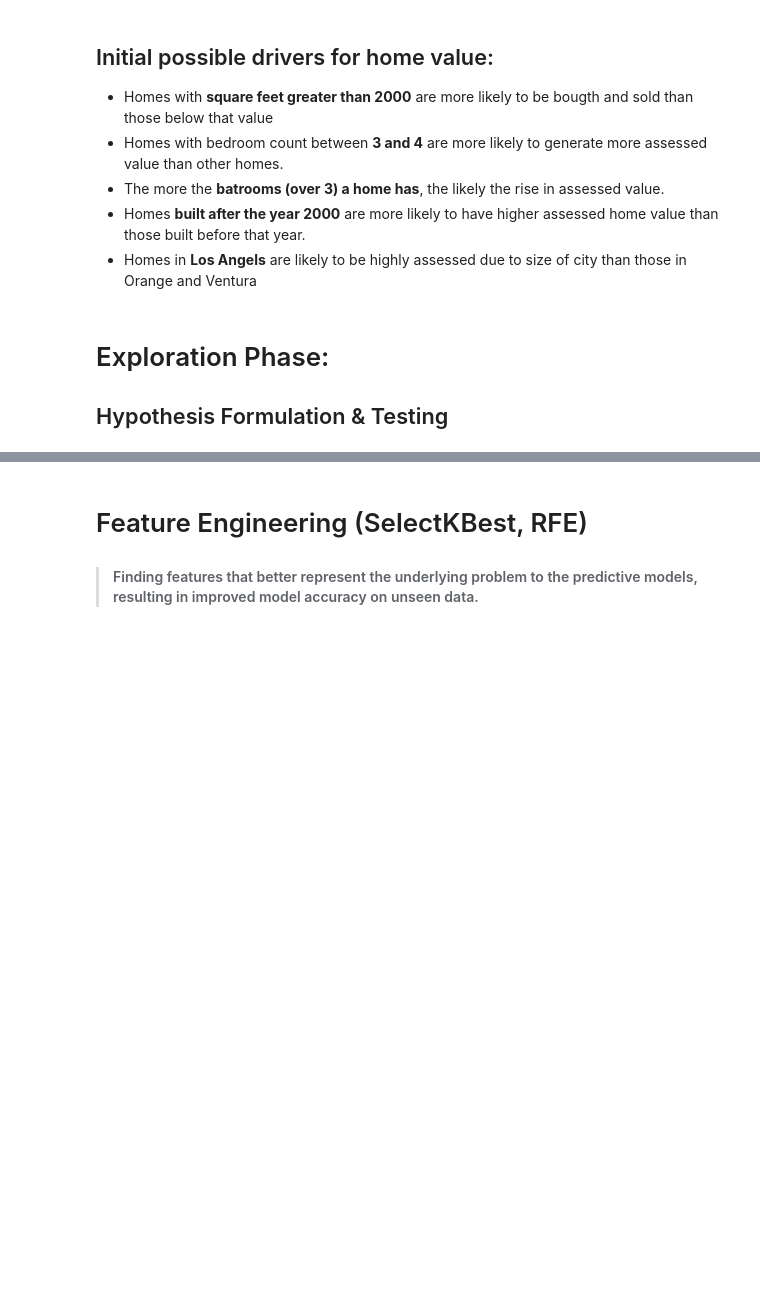
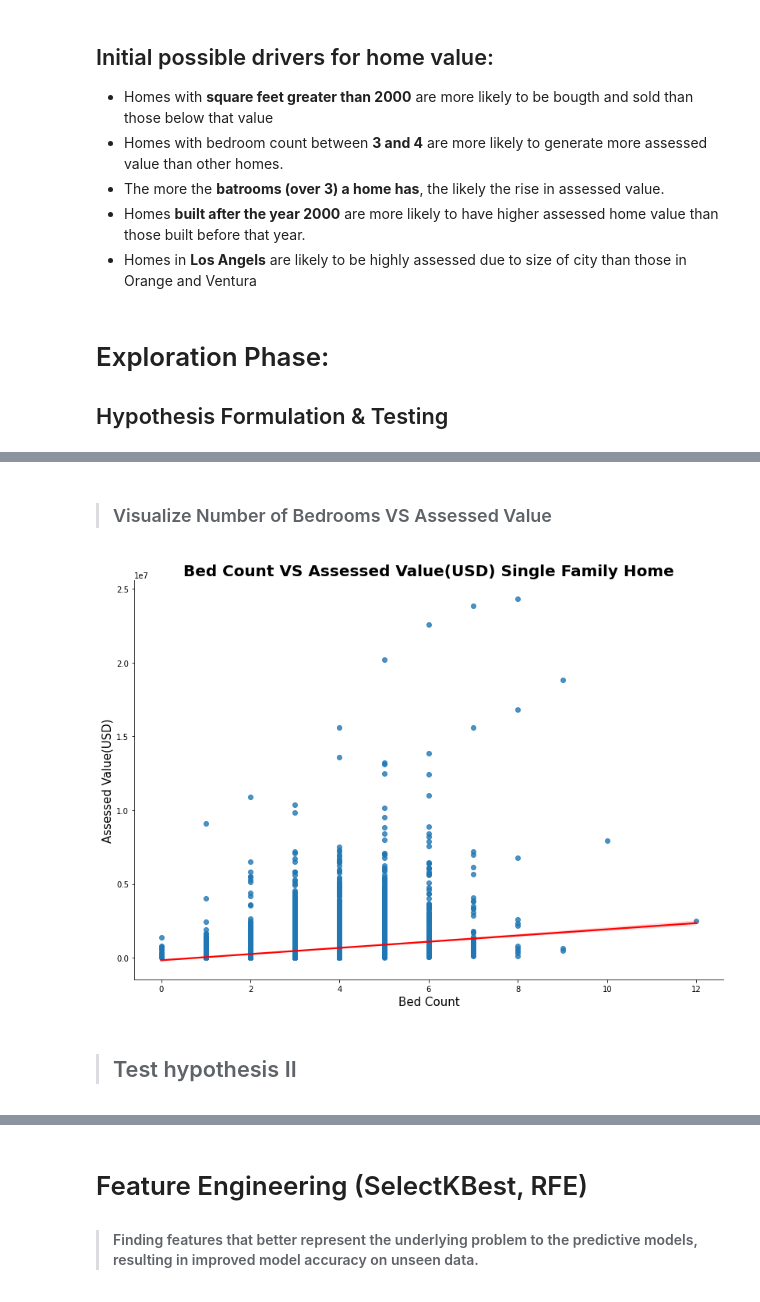
Before and after one commit to stephenkipkurui/regression-project, a Jupyter notebook: zillow_workspace.ipynb, the cells around one changed output, grey strips where cells are left out. Saved outputs shown, nothing was run; the diff lists cells and outputs as text; code cells hidden in the pictures; blank space fills up the shorter version.

```diff
--- a/zillow_workspace.ipynb
+++ b/zillow_workspace.ipynb
@@ -503,0 +378,15 @@ REJECT HYPOTHESIS:- Assessed value for homes built after the year 2000 are = to
+# %% [markdown]
+> ### Visualize Number of Bedrooms VS Assessed Value
+# %%
+# Create lmplot showing regression
+sns.lmplot(x="bed_count", y="assessed_value", data = train,
+            height = 8, aspect = 11.7/8.27, line_kws={'color': 'red'})
+
+plt.title('Bed Count VS Assessed Value(USD) Single Family Home', color = 'black', weight = 'bold', size = 20)
+plt.xlabel('Bed Count', size = 15, color = 'black')
+plt.ylabel('Assessed Value(USD)', size = 15, color = 'black')
+plt.show()
+# %% [output]
+[figure, added]
+# %% [markdown]
+>## Test hypothesis II
```
Also changed, not shown: parts of 80 cells of this notebook.
